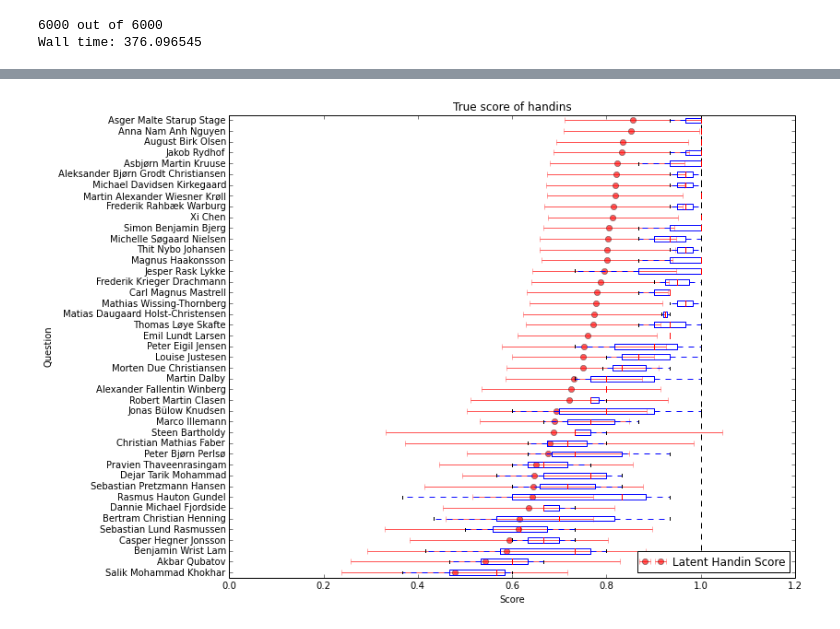
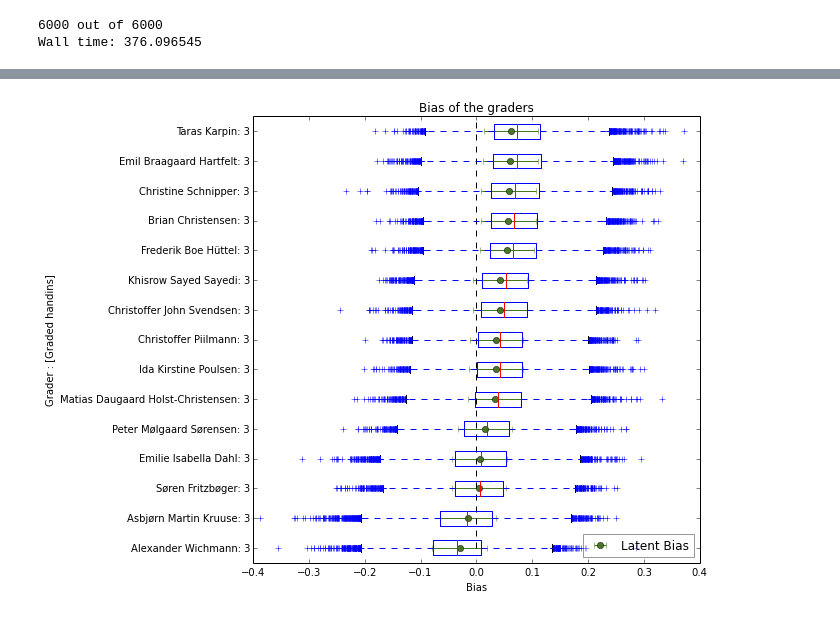
Before and after one commit to TomMalow/pymcmodels, a Jupyter notebook: Algorithms and Data Structures analysis.ipynb, the cells around one changed output, grey strips where cells are left out. Saved outputs shown, nothing was run; the diff lists cells and outputs as text; code cells hidden in the pictures.

Commit message:
add notebook to compare models between speed and precision. Add changes to existing notebooks

```diff
--- a/Algorithms and Data Structures analysis.ipynb
+++ b/Algorithms and Data Structures analysis.ipynb
@@ -16,6 +17,8 @@ from scipy.stats.stats import pearsonr
 from scipy.stats import norm
 # %% [output]
 SERVER_NAME: localhost:5000
+# %%
+fig_store = "../MasterThesis/Thesis/figures/Analysis/"
 # %%
 class Grader_(object):
     def __init__(self, id):
@@ -390,7 +393,6 @@ def plot_bias(t,result,nth=1):
             q_bias.append(result['B'][id][q])
         scores.append((text,np.mean(result['u_g'][id]),np.sqrt(1.0 / np.mean(result['t_g'][id])),q_bias))
     scores = scores[::nth]
-
     ax = plt.subplot(111)
 
     scores.sort(key=lambda x:x[1])
@@ -400,15 +402,12 @@ def plot_bias(t,result,nth=1):
 
     label = map(lambda x : x[0],scores)
     y = xrange(0,len(scores))
-    plt.errorbar(model_1,y,xerr=xerr,fmt='or',label="Latent Bias")
+    plt.errorbar(model_1,y,xerr=xerr,fmt='o',color="#467821",label="Latent Bias")
     plt.boxplot(bias_q, positions=y, vert=False)
 
-
-    box = ax.get_position()
-    ax.set_position([box.x0, box.y0,
-                     box.width+0.45, box.height*5])
     plt.yticks(xrange(0,len(scores)),label)
-    plt.legend(loc=4)
+    leg = plt.legend(numpoints=1,loc=4)
+    leg.get_frame().set_alpha(0.4)
     plt.title("Bias of the graders")
     plt.vlines(0, 0, len(scores), color="k", linestyles="--", lw=1)
     plt.ylabel("Grader : [Graded handins]")
@@ -467,5 +523,7 @@ plot_bias(a1_data,a1_result,nth=4)
-# %%
-figsize(11,9)
-plot_handins(a1_data,a1_result,nth=6)
-# %% [output]
-[figure, removed]
+# %%
+with PdfPages(fig_store + "Algo_Ass1_Bias.pdf") as pdf:
+    fig = plt.figure(figsize(8,8))
+    plot_bias(a1_data,a1_result,nth=15)
+    pdf.savefig(fig)
+# %% [output]
+[figure, added]
```
Also changed, not shown: parts of 25 cells of this notebook, 4 other files.
